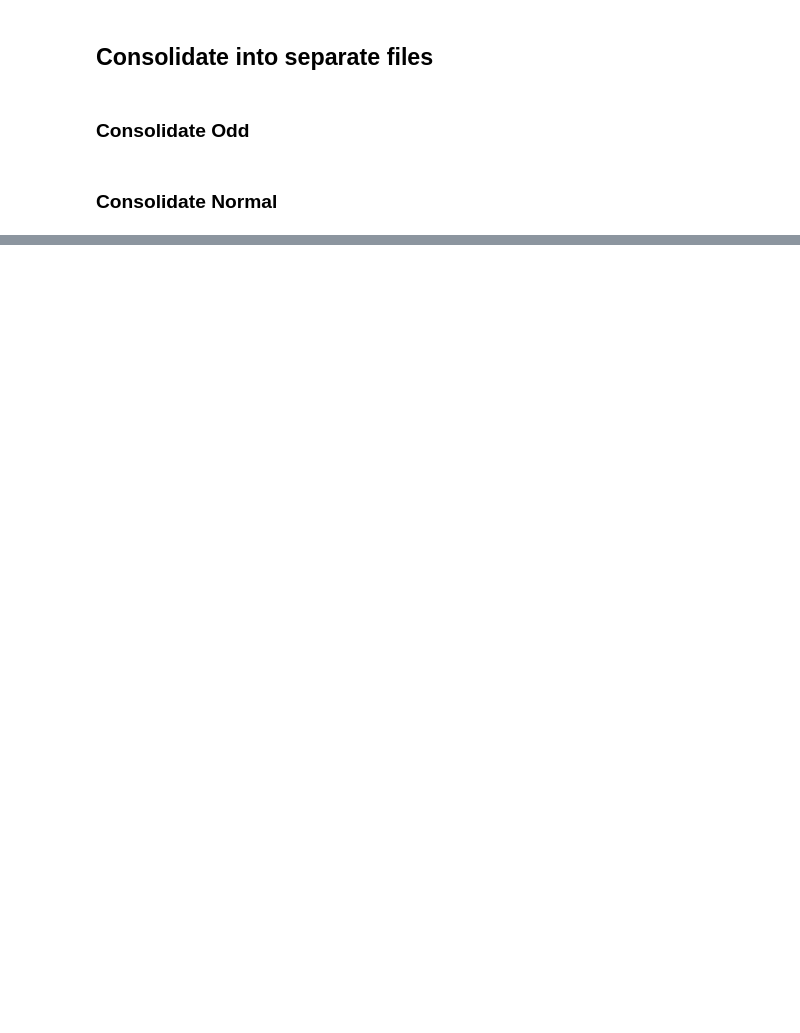
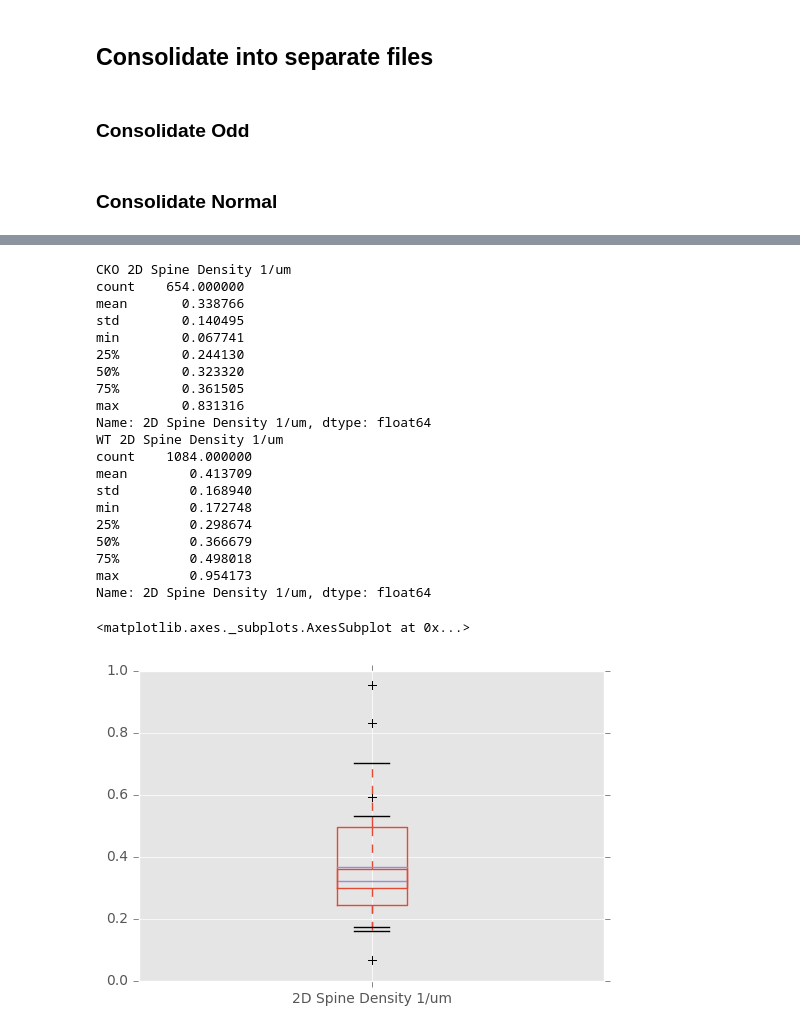
Before and after one commit to nikiluk/signalife-moo-spine-analysis, a Jupyter notebook: main.ipynb, the cells around one changed output, grey strips where cells are left out. Drawn from its saved outputs; the diff is of its cells as text; code cells hidden in the pictures; blank space fills up the shorter version.

Commit message:
Plotting and Describe

```diff
--- a/main.ipynb
+++ b/main.ipynb
@@ -145,0 +184,36 @@ mergedSpineDFMeta.to_excel('output/mergedSpineDFMeta.xlsx','Sheet1')
+# %%
+%matplotlib inline
+import warnings
+warnings.filterwarnings('ignore')
+plt.style.use('ggplot')
+
+print('CKO 2D Spine Density 1/um')
+print(mergedSpineDFMeta[(mergedSpineDFMeta.Genotype=="CKO") & (mergedSpineDFMeta.dendriteType=="basal")]['2D Spine Density 1/um'].describe())
+print('WT 2D Spine Density 1/um')
+print(mergedSpineDFMeta[(mergedSpineDFMeta.Genotype=="WT") & (mergedSpineDFMeta.dendriteType=="basal")]['2D Spine Density 1/um'].describe())
+
+mergedSpineDFMeta[(mergedSpineDFMeta.Genotype=="CKO") & (mergedSpineDFMeta.dendriteType=="basal")].boxplot('2D Spine Density 1/um')
+mergedSpineDFMeta[(mergedSpineDFMeta.Genotype=="WT") & (mergedSpineDFMeta.dendriteType=="basal")].boxplot('2D Spine Density 1/um')
+# %% [output]
+CKO 2D Spine Density 1/um
+count    654.000000
+mean       0.338766
+std        0.140495
+min        0.067741
+25%        0.244130
+50%        0.323320
+75%        0.361505
+max        0.831316
+Name: 2D Spine Density 1/um, dtype: float64
+WT 2D Spine Density 1/um
+count    1084.000000
+mean        0.413709
+std         0.168940
+min         0.172748
+25%         0.298674
+50%         0.366679
+75%         0.498018
+max         0.954173
+Name: 2D Spine Density 1/um, dtype: float64
+<matplotlib.axes._subplots.AxesSubplot at 0x...>
+[figure, added]
```
Also changed, not shown: parts of 1 cell of this notebook.
